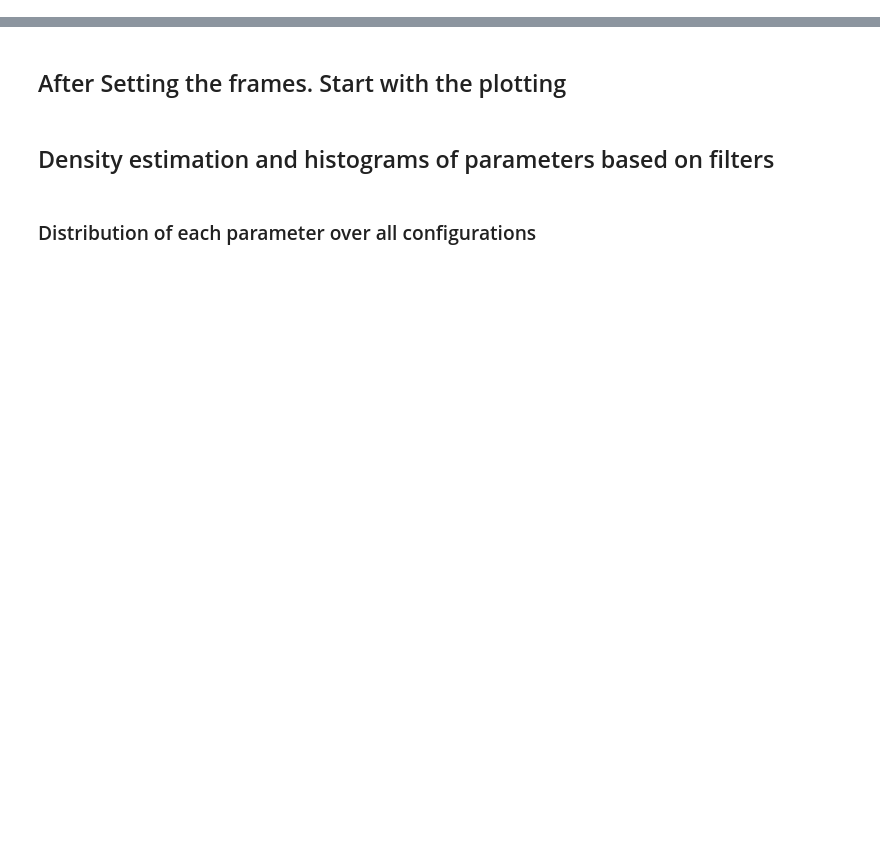
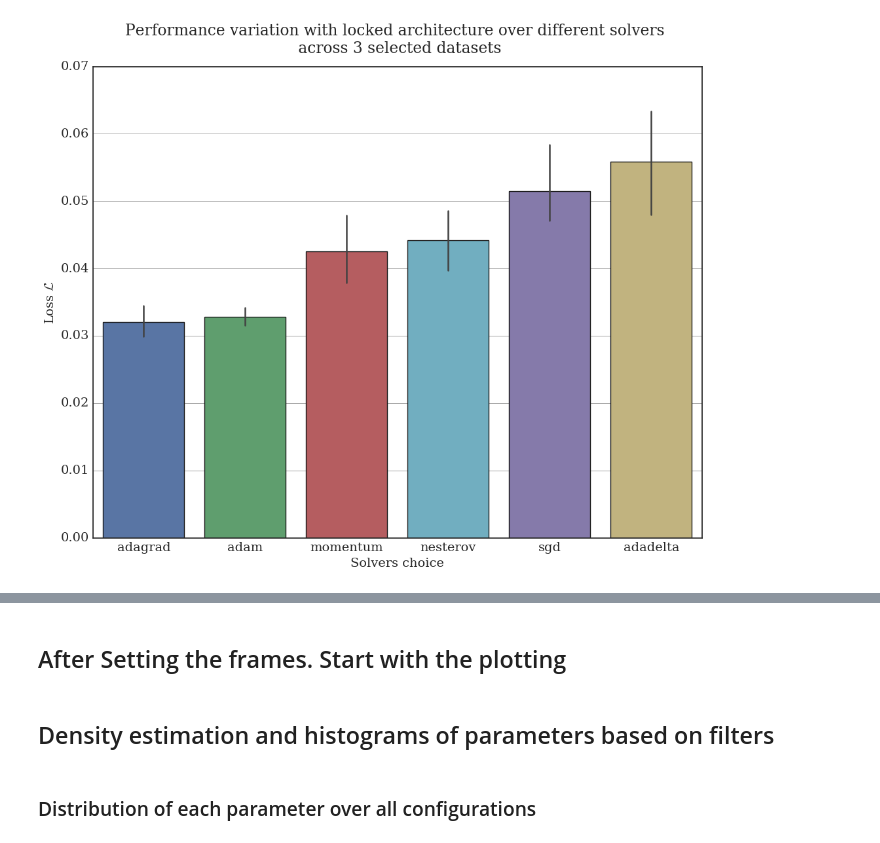
Before and after one commit to hmendozap/master-arbeit-projects, a Jupyter notebook: plotting_param_distros/Policy_vs_Solver_Response.ipynb, the cells around one changed output, grey strips where cells are left out. Saved outputs shown, nothing was run; the diff lists cells and outputs as text; code cells hidden in the pictures; blank space fills up the shorter version.

```diff
--- a/plotting_param_distros/Policy_vs_Solver_Response.ipynb
+++ b/plotting_param_distros/Policy_vs_Solver_Response.ipynb
@@ -101,0 +148,13 @@ mean_df.plot(kind='bar', yerr=sem_df)
+# %%
+plt.rcParams['figure.figsize'] = (12.0, 9.0)
+plt.rc('text', usetex=False)
+plt.rc('font', size=14.0, family='serif')
+fig_mean, ax_change = plt.subplots(1,1)
+ax_change.set_title('Performance variation with locked architecture over different solvers \n across 3 selected datasets', y=1.02)
+sns.barplot(data=mean_df.sort_values(by=['fixed'], ascending=True).T, ax=ax_change)
+ax_change.set_ylabel('Loss $\mathcal{L}$')
+ax_change.set_xlabel('Solvers choice')
+#fig_mean.savefig('/home/mendozah/workspace/thesis_autonet/images/solver_variation.pdf')
+fig_mean.show()
+# %% [output]
+[figure, added]
```
Also changed, not shown: parts of 13 cells of this notebook.
